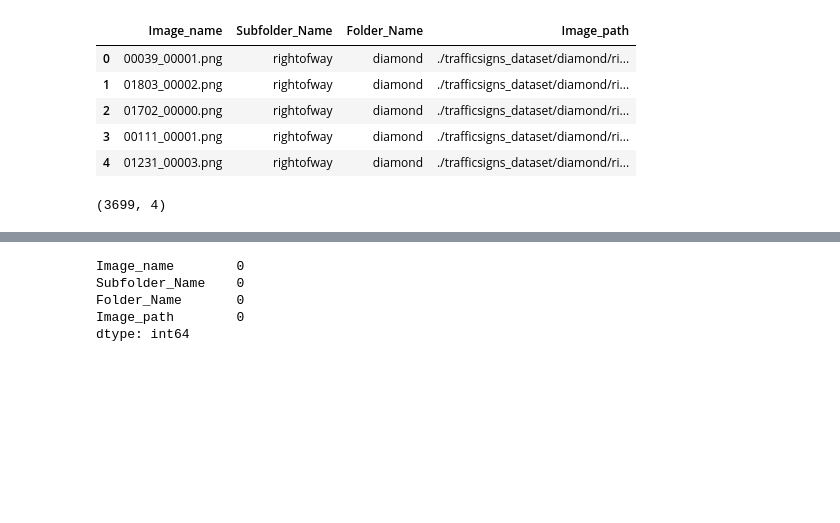
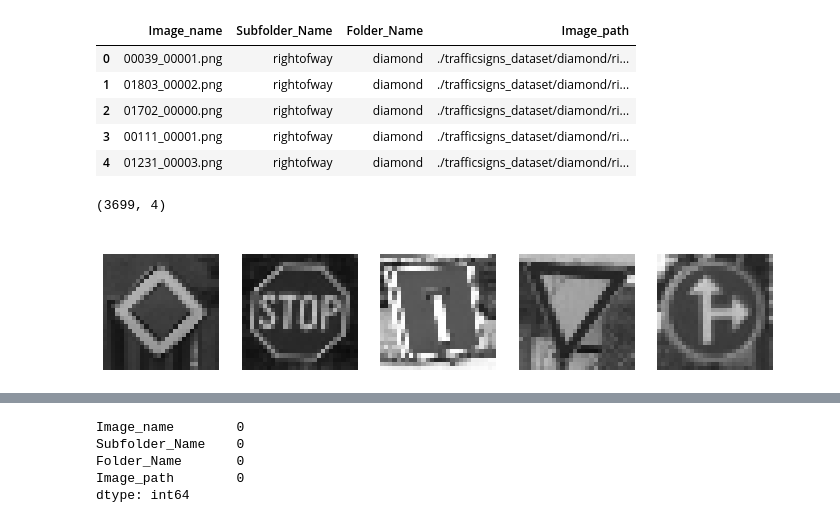
Before and after one commit to clarabourdon/Machine_learning2, a Jupyter notebook: Project1_ML copy.ipynb, the cells around one changed output, grey strips where cells are left out. Drawn from its saved outputs; the diff is of its cells as text; code cells hidden in the pictures; blank space fills up the shorter version.

```diff
--- a/Project1_ML copy.ipynb
+++ b/Project1_ML copy.ipynb
@@ -48,3 +49,25 @@ data.head()
 data.shape
 # %% [output]
 (3699, 4)
+# %%
+images_by_shape = {}
+
+for index, row in data.iterrows():
+    shape = row['Folder_Name']
+    image_path = row['Image_path']
+
+    if shape not in images_by_shape:
+        image = cv2.imread(image_path)
+        image = cv2.cvtColor(image, cv2.COLOR_BGR2RGB)
+        images_by_shape[shape] = image
+
+plt.figure(figsize=(12, 4))
+for i, (shape, image) in enumerate(images_by_shape.items()):
+    plt.subplot(1, len(images_by_shape), i+1)
+    plt.imshow(image)
+    plt.title(shape, color='white')
+    plt.axis('off')
+
+plt.show()
+# %% [output]
+[figure, added]
```
Also changed, not shown: parts of 9 cells of this notebook.
